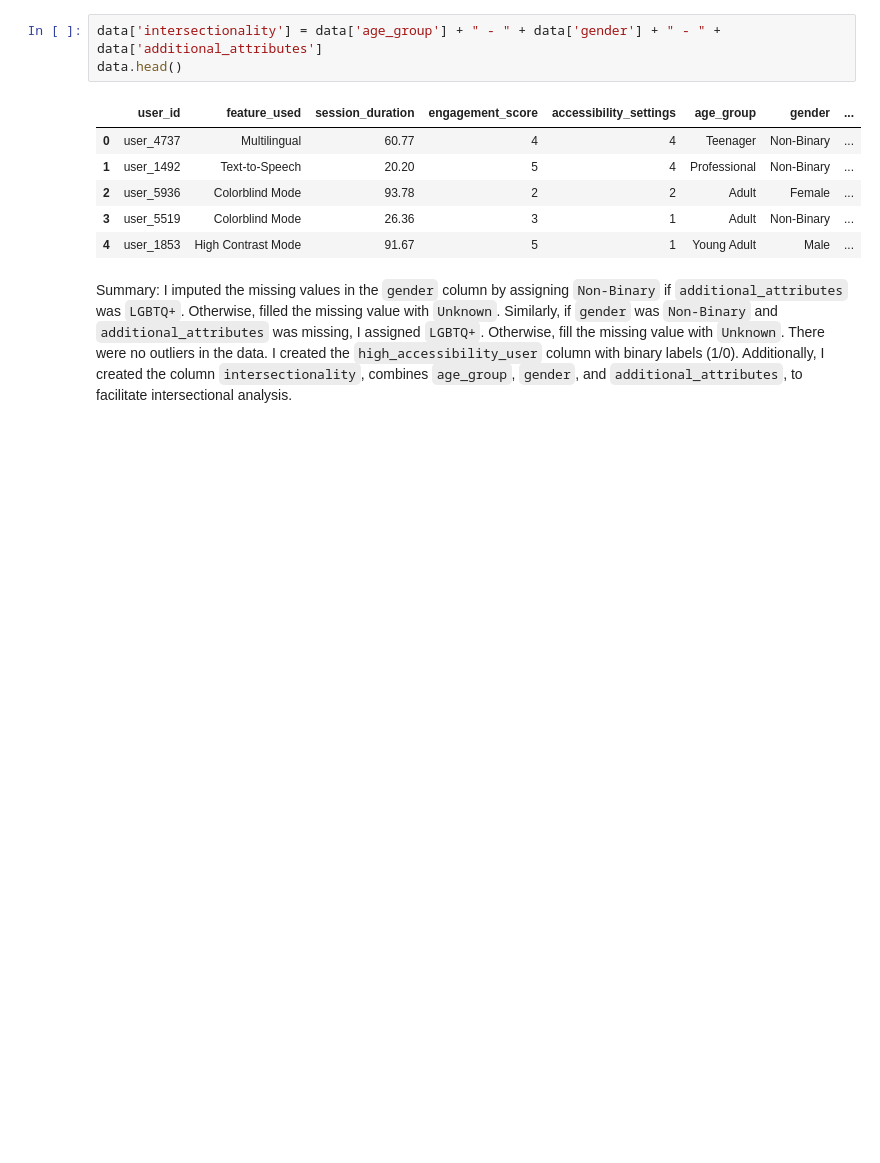
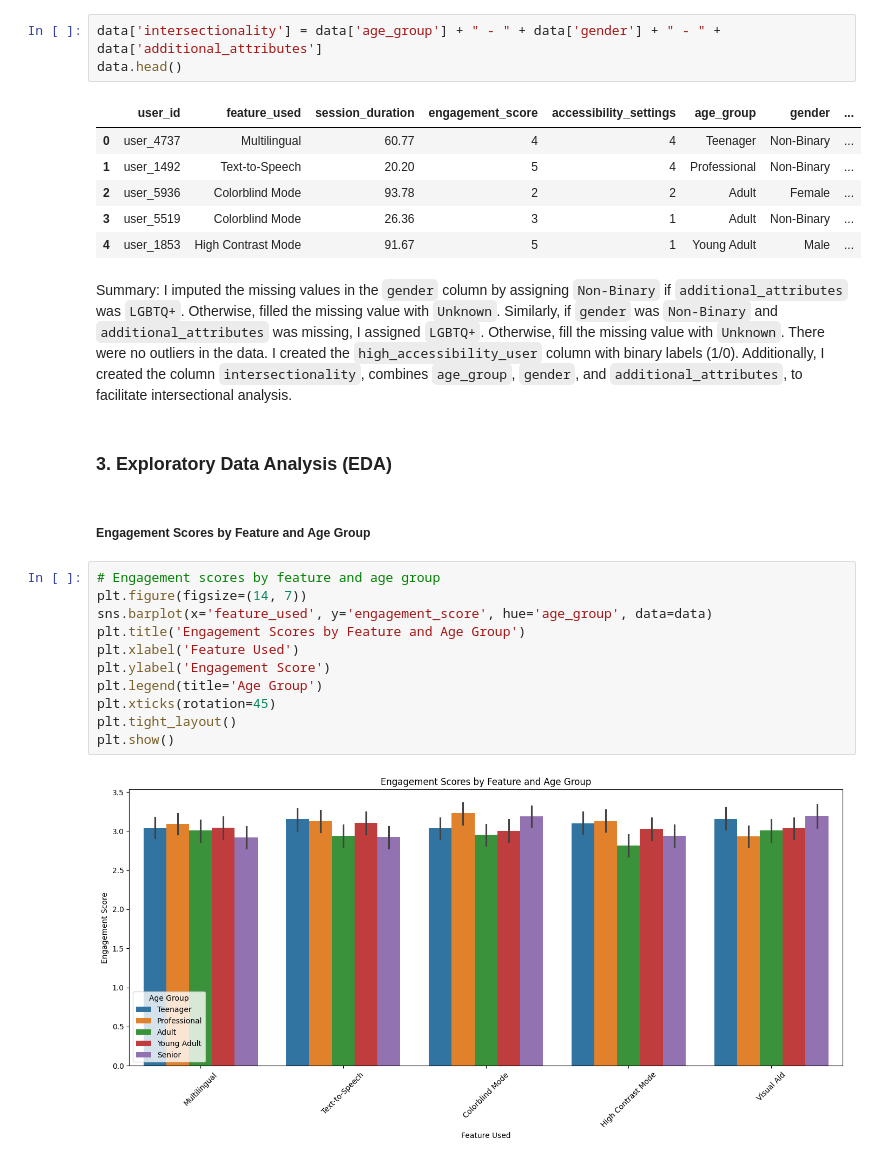
Before and after one commit to Joycelyn96/HackDiversityDataInterviewChallenge, a Jupyter notebook: hack_diversity_data_interview_challenge.ipynb, the cells around one changed output. Cells and saved outputs as stored; diff of their text form; blank space fills up the shorter version.

```diff
--- a/hack_diversity_data_interview_challenge.ipynb
+++ b/hack_diversity_data_interview_challenge.ipynb
@@ -176,3 +176,20 @@ data.head()
 | 4 | user_1853 | High Contrast Mode | 91.67 | 5 | 1 | Young Adult | Male | ... |
 # %% [markdown]
 Summary: I imputed the missing values in the `gender` column by assigning `Non-Binary` if `additional_attributes` was `LGBTQ+`. Otherwise, filled the missing value with `Unknown`. Similarly, if `gender` was `Non-Binary` and `additional_attributes` was missing, I assigned `LGBTQ+`. Otherwise, fill the missing value with `Unknown`. There were no outliers in the data. I created the `high_accessibility_user` column with binary labels (1/0). Additionally, I created the column `intersectionality`, combines `age_group`, `gender`, and `additional_attributes`, to facilitate intersectional analysis.
+# %% [markdown]
+### 3. Exploratory Data Analysis (EDA)
+# %% [markdown]
+##### Engagement Scores by Feature and Age Group
+# %%
+# Engagement scores by feature and age group
+plt.figure(figsize=(14, 7))
+sns.barplot(x='feature_used', y='engagement_score', hue='age_group', data=data)
+plt.title('Engagement Scores by Feature and Age Group')
+plt.xlabel('Feature Used')
+plt.ylabel('Engagement Score')
+plt.legend(title='Age Group')
+plt.xticks(rotation=45)
+plt.tight_layout()
+plt.show()
+# %% [output]
+[figure, added]
```
Also changed, not shown: parts of 13 cells of this notebook, 1 other file.
